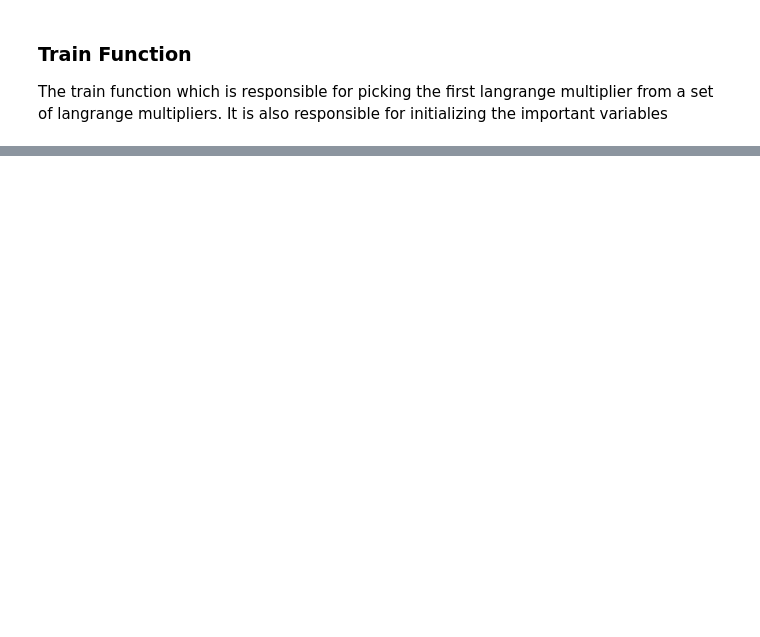
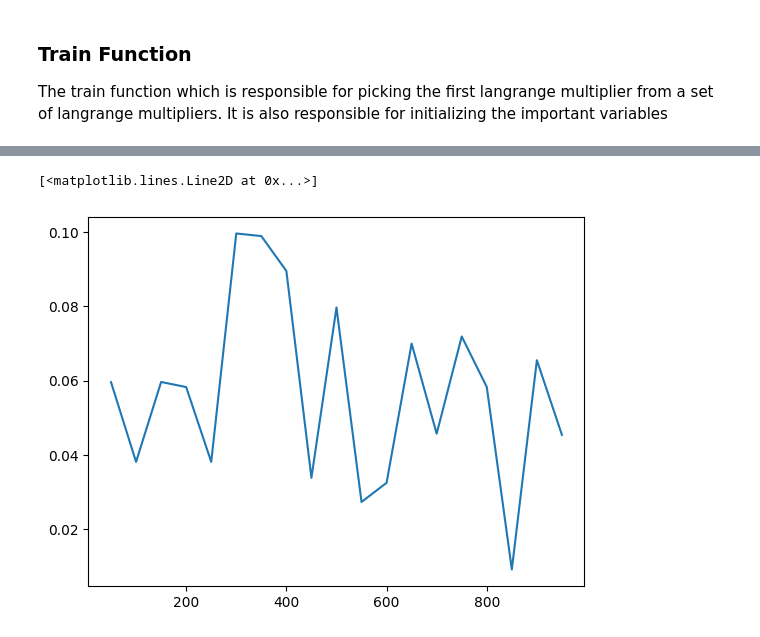
Before and after one commit to LunabaLeeris/SMOCaseStudy, a Jupyter notebook: main.ipynb, the cells around one changed output, grey strips where cells are left out. Cells and saved outputs as stored; diff of their text form; code cells hidden in the pictures; blank space fills up the shorter version.

```diff
--- a/main.ipynb
+++ b/main.ipynb
@@ -175,0 +337,5 @@ def take_step(i1, i2, alphs, err_cache, b):
+# %%
+plt.plot(x, [abs(i) for i in y])
+# %% [output]
+[<matplotlib.lines.Line2D at 0x...>]
+[figure, added]
```
Also changed, not shown: parts of 17 cells of this notebook.
